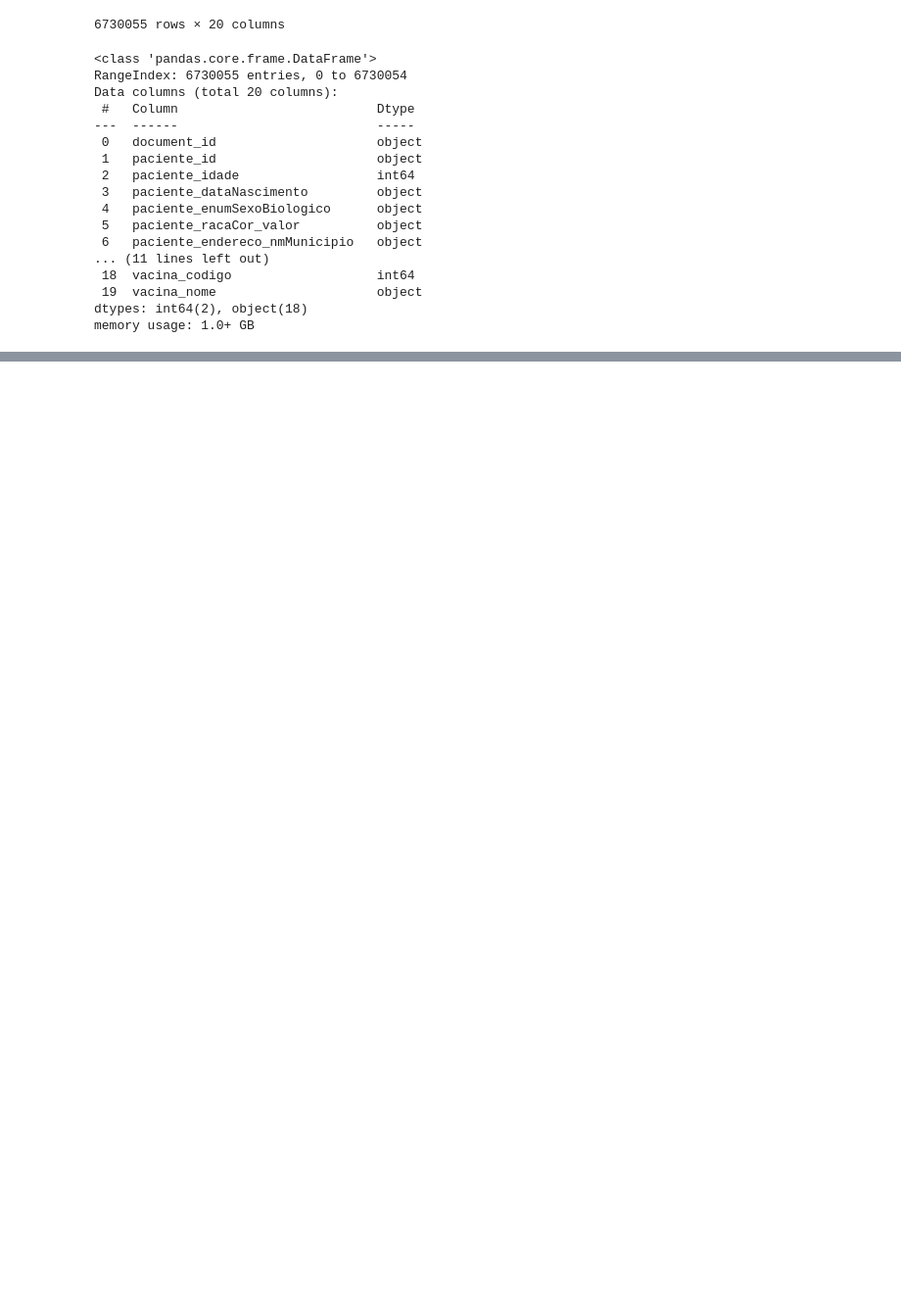
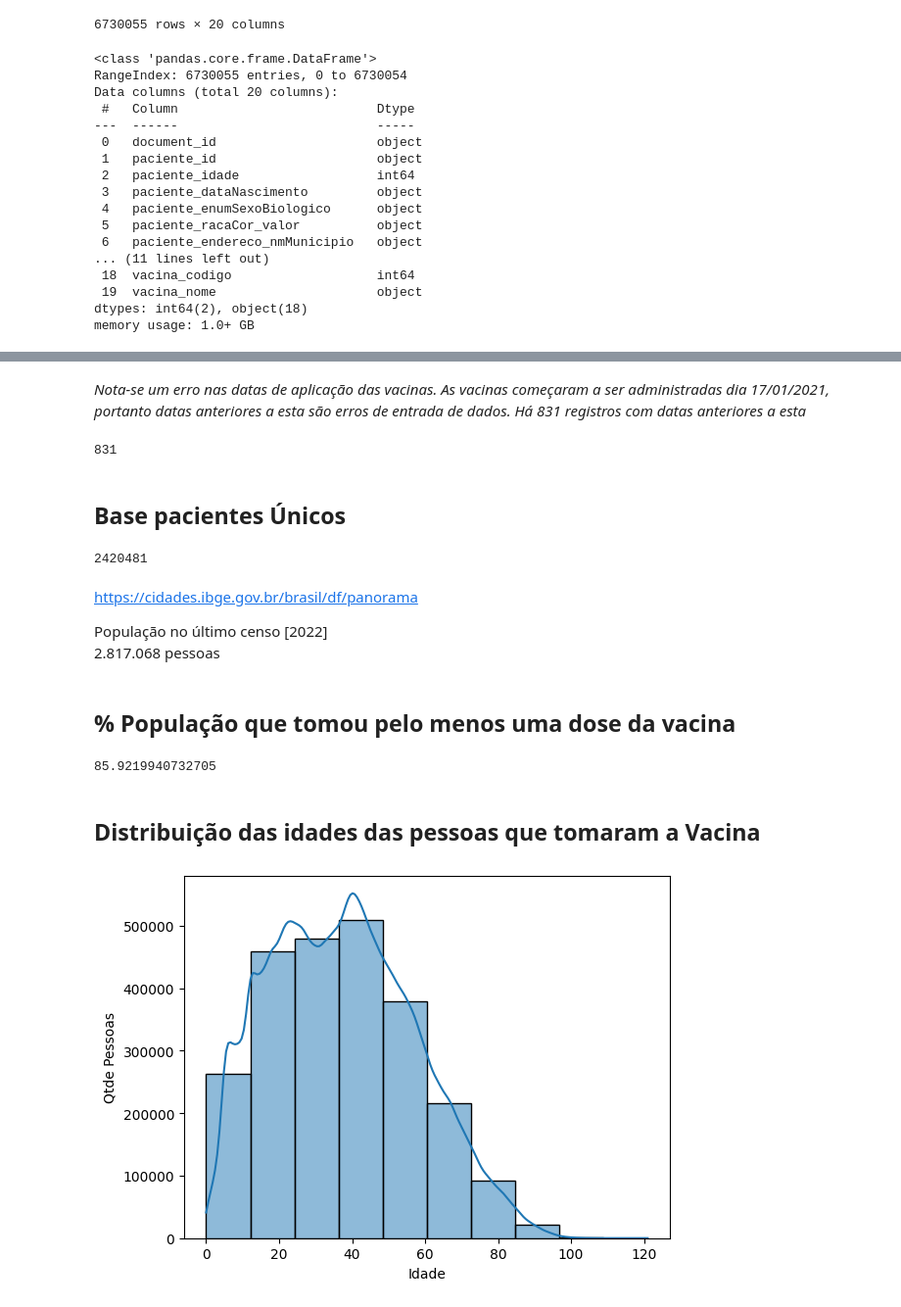
Before and after one commit to maurodomingues/Vacinacao_COVID19_DF, a Jupyter notebook: analise_estatistica.ipynb, the cells around one changed output, grey strips where cells are left out. Shown: that part at 98% size. Saved outputs shown, nothing was run; the diff lists cells and outputs as text; code cells hidden in the pictures; blank space fills up the shorter version.

Commit message:
refact: Inclusão de análises
Compreensão e ajuste de dados e inclusão de análises

```diff
--- a/analise_estatistica.ipynb
+++ b/analise_estatistica.ipynb
@@ -41,0 +179,2 @@ memory usage: 1.0+ GB
+# %%
+df['vacina_fabricante_nome'] = df['vacina_fabricante_nome'].str.replace('INSTITUTO BUTANTAN', 'BUTANTAN')
@@ -41,0 +225,5 @@ memory usage: 1.0+ GB
+# %%
+df['vacina_nome'] = df['vacina_nome'].str.replace('PFIZER - COMIRNATY PEDIÁTRICA', 'PFIZER - COMIRNATY')
+df['vacina_nome'] = df['vacina_nome'].str.replace('PFIZER - COMIRNATY MENOR DE 5 ANOS', 'PFIZER - COMIRNATY')
+# %%
+df['vacina_nome'] = df['vacina_nome'].str.replace('PEDIÁTRICA - PFIZER COMIRNATY', 'PFIZER - COMIRNATY')
@@ -41,0 +251,20 @@ memory usage: 1.0+ GB
+# %% [markdown]
+*Nota-se um erro nas datas de aplicação das vacinas. As vacinas começaram a ser administradas dia 17/01/2021, portanto datas anteriores a esta são erros de entrada de dados. Há 831 registros com datas anteriores a esta*
+# %%
+df_filtrado = df[df['vacina_dataAplicacao'] < '2021-01-17 00:00:00']
+len(df_filtrado)
+# %% [output]
+831
+# %% [markdown]
+## Base pacientes Únicos
+# %%
+df_pacientes_unicos = df.drop_duplicates(subset='paciente_id')
+# %%
+len(df_pacientes_unicos)
+# %% [output]
+2420481
+# %% [markdown]
+https://cidades.ibge.gov.br/brasil/df/panorama
+
+População no último censo [2022]
+2.817.068 pessoas
@@ -41,0 +273,16 @@ memory usage: 1.0+ GB
+# %% [markdown]
+## % População que tomou pelo menos uma dose da vacina
+# %%
+perc_DF = len(df_pacientes_unicos)/populacao_DF*100
+perc_DF
+# %% [output]
+85.9219940732705
+# %% [markdown]
+## Distribuição das idades das pessoas que tomaram a Vacina
+# %%
+sns.histplot(data=df_pacientes_unicos,x="paciente_idade",bins=10,kde=True)
+plt.xlabel("Idade")
+plt.ylabel("Qtde Pessoas")
+plt.show()
+# %% [output]
+[figure, added]
```
Also changed, not shown: parts of 43 cells of this notebook.
